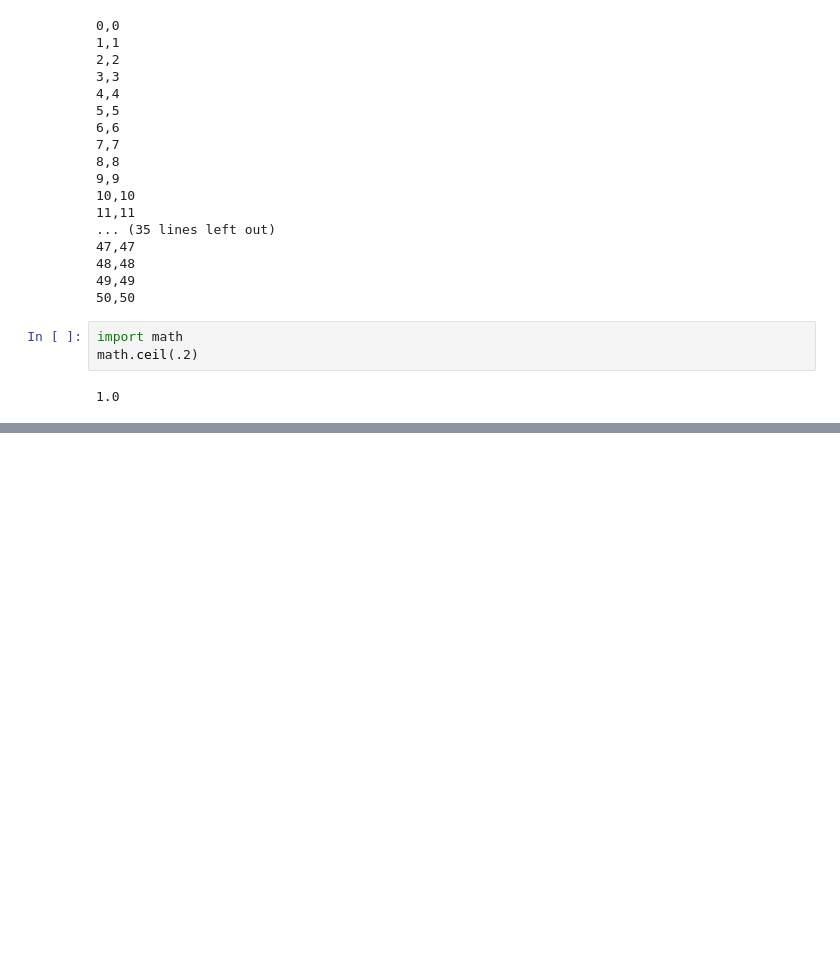
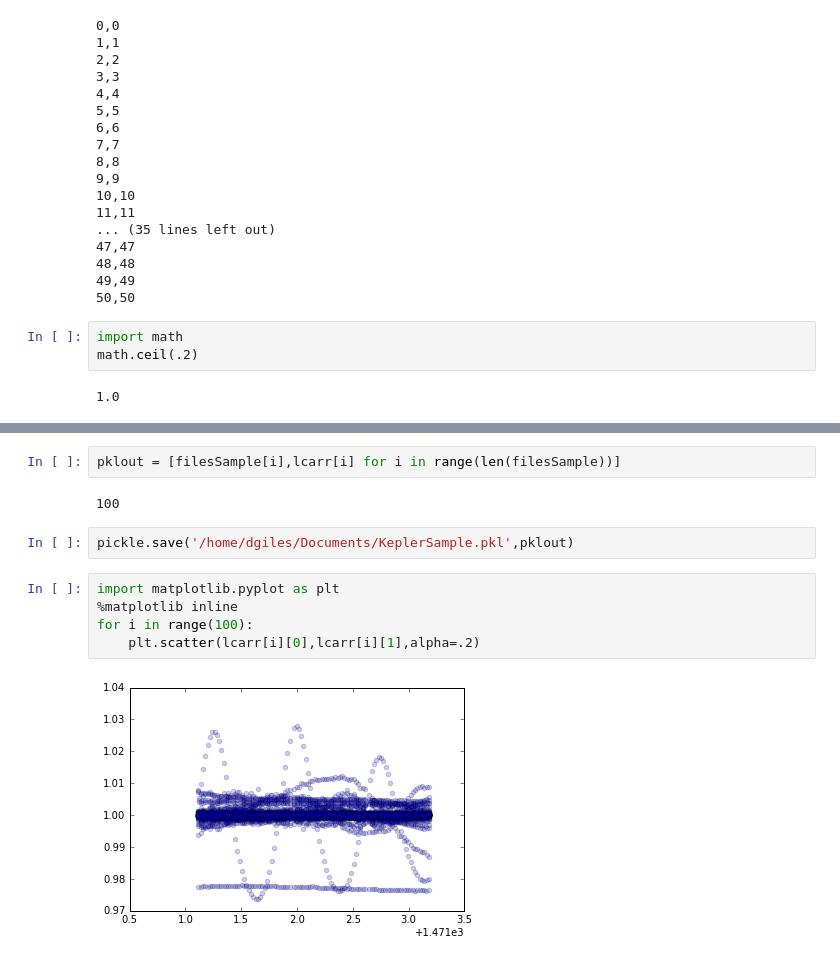
Before and after one commit to d-giles/KeplerML, a Jupyter notebook: Work Space.ipynb, the cells around one changed output, grey strips where cells are left out. Cells and saved outputs as stored; diff of their text form; blank space fills up the shorter version.

```diff
--- a/Work Space.ipynb
+++ b/Work Space.ipynb
@@ -1079,0 +1196,13 @@ math.ceil(.2)
+# %%
+pklout = [filesSample[i],lcarr[i] for i in range(len(filesSample))]
+# %% [output]
+100
+# %%
+pickle.save('/home/dgiles/Documents/KeplerSample.pkl',pklout)
+# %%
+import matplotlib.pyplot as plt
+%matplotlib inline
+for i in range(100):
+    plt.scatter(lcarr[i][0],lcarr[i][1],alpha=.2)
+# %% [output]
+[figure, added]
```
Also changed, not shown: parts of 2 cells of this notebook, 3 other files.
